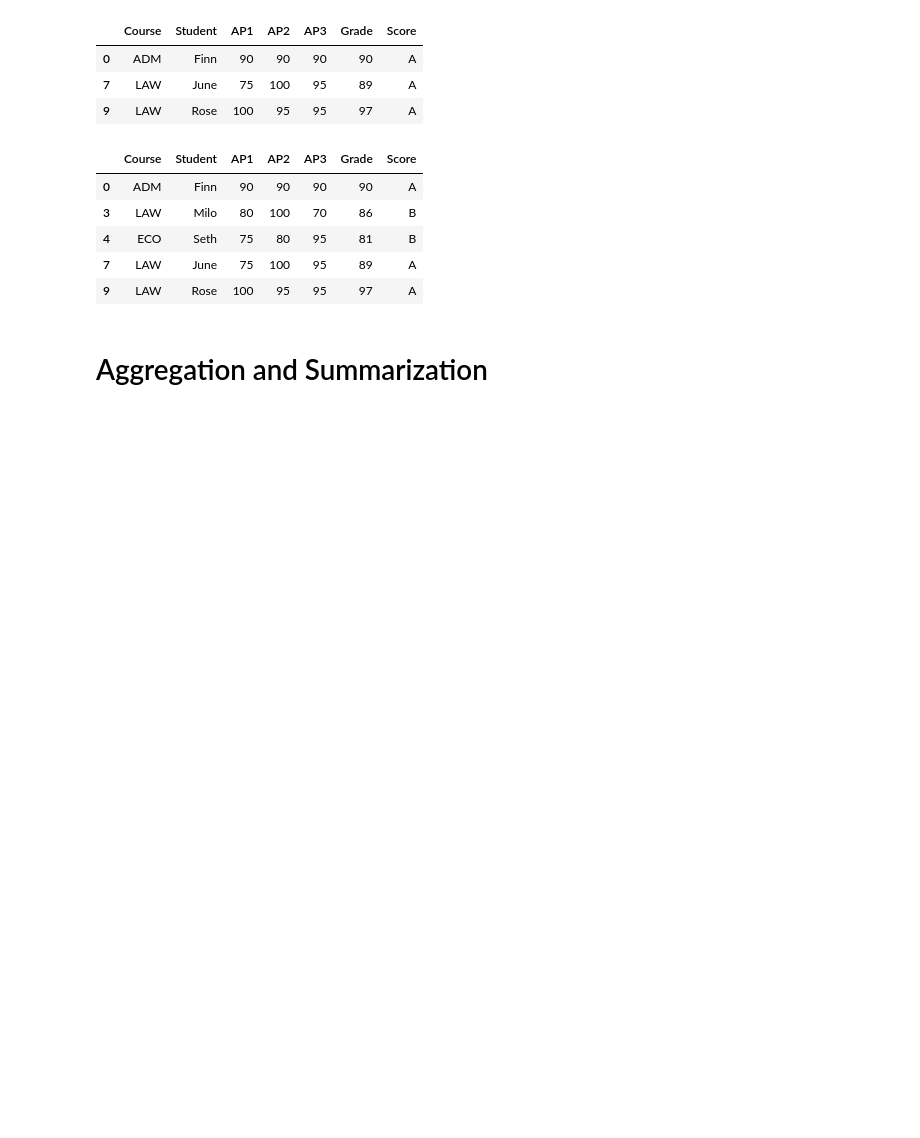
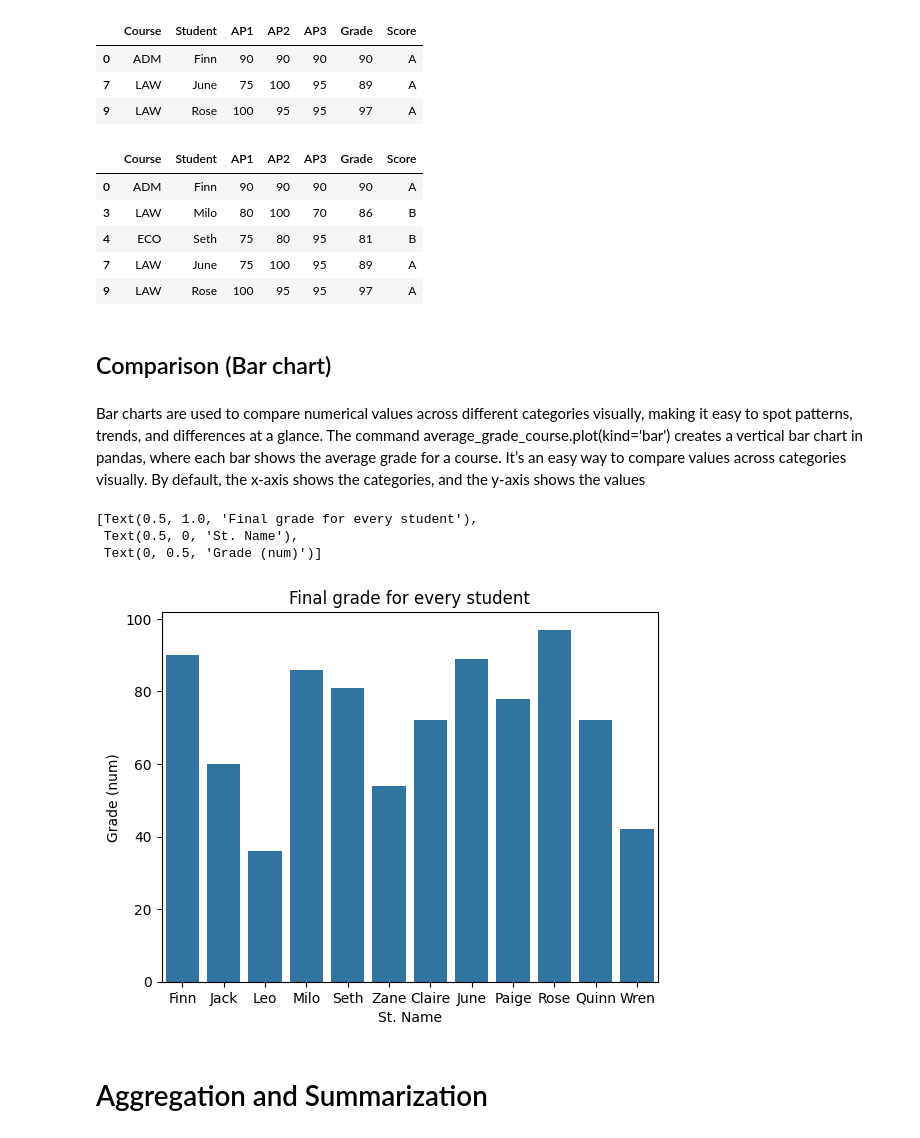
Before and after one commit to lcbjrrr/ProgWdata, a Jupyter notebook: CSC116_2_Agg_Bar.ipynb, the cells around one changed output. Cells and saved outputs as stored; diff of their text form; code cells hidden in the pictures; blank space fills up the shorter version.

```diff
--- a/CSC116_2_Agg_Bar.ipynb
+++ b/CSC116_2_Agg_Bar.ipynb
@@ -110,6 +110,18 @@ grades[grades['Grade']>80]
 | 4 | ECO | Seth | 75 | 80 | 95 | 81 | B |
 | 7 | LAW | June | 75 | 100 | 95 | 89 | A |
 | 9 | LAW | Rose | 100 | 95 | 95 | 97 | A |
+# %% [markdown]
+## Comparison (Bar chart)
+# %% [markdown]
+Bar charts are used to compare numerical values across different categories visually, making it easy to spot patterns, trends, and differences at a glance. The command average_grade_course.plot(kind='bar') creates a vertical bar chart in pandas, where each bar shows the average grade for a course. It’s an easy way to compare values across categories visually. By default, the x-axis shows the categories, and the y-axis shows the values
+# %%
+import seaborn as sns
+sns.barplot(x = grades["Student"], y = grades["Grade"]).set(**{'title':"Final grade for every student", 'xlabel':"St. Name", 'ylabel':"Grade (num)"})
+# %% [output]
+[Text(0.5, 1.0, 'Final grade for every student'),
+ Text(0.5, 0, 'St. Name'),
+ Text(0, 0.5, 'Grade (num)')]
+[figure, added]
 # %% [markdown]
 # Aggregation and Summarization
 # %% [markdown]
```
Also changed, not shown: parts of 4 cells of this notebook.
